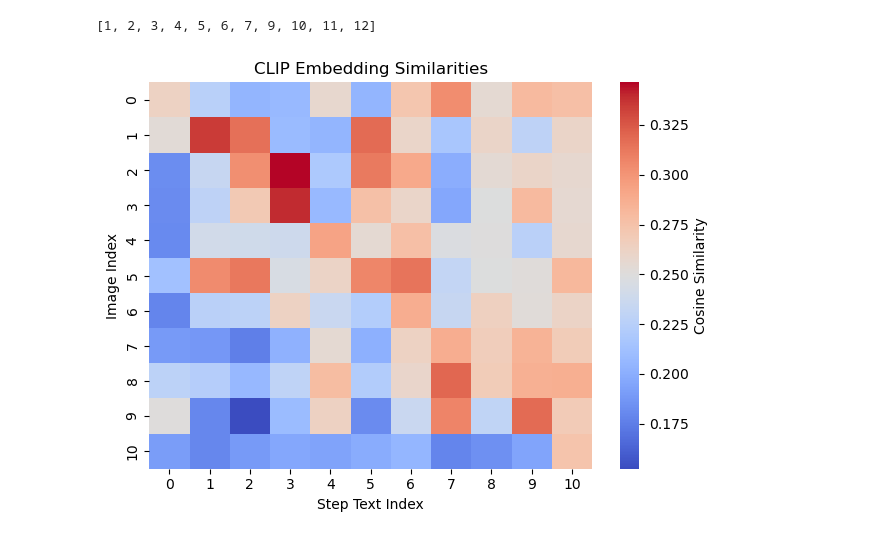
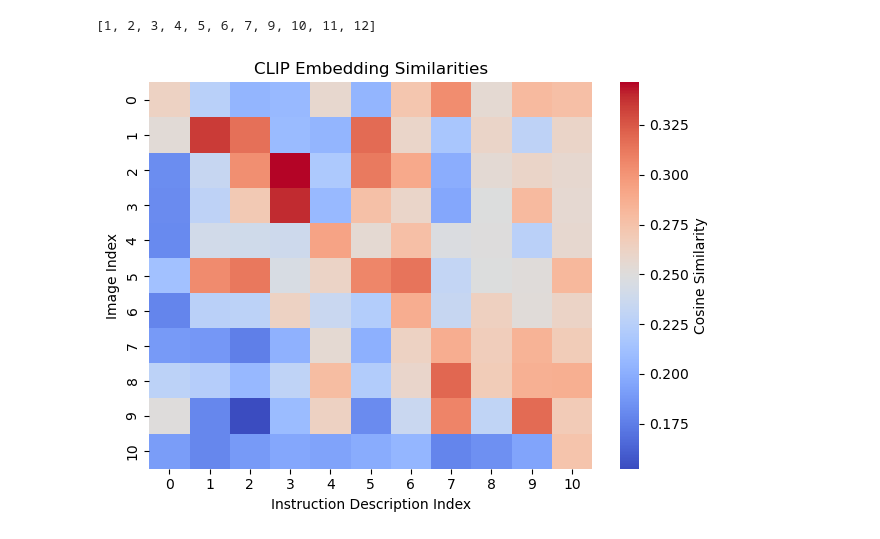
Before and after one commit to kdmaciejewski/DataMining, a Jupyter notebook: notebooks/vizulizations_3.ipynb, the cells around one changed output. Saved outputs shown, nothing was run; the diff lists cells and outputs as text; code cells hidden in the pictures.

```diff
--- a/notebooks/vizulizations_3.ipynb
+++ b/notebooks/vizulizations_3.ipynb
@@ -109,19 +109,19 @@ text_emb= np.array([get_clip_text_embedding(i) for i in texts])
 # %% [output]
 [1, 2, 3, 4, 5, 6, 7, 9, 10, 11, 12]
 # %%
-sim = vecs @ text_emb.T
+sim = (vecs @ text_emb.T )
 
 # Create the heatmap
 sns.heatmap(sim, cmap='coolwarm', cbar=True,
             cbar_kws={'label': 'Cosine Similarity'})  # coolwarm is a good diverging colormap
 
 # Enhancements for paper
 plt.title('CLIP Embedding Similarities')
-plt.xlabel('Step Text Index')  # Adjust label as needed
+plt.xlabel('Instruction Description Index')  # Adjust label as needed
 plt.ylabel('Image Index')  # Adjust label as needed
 plt.tight_layout()  # Adjust layout to fit everything nicely
 
 plt.savefig("imgs/clip.png", )
 plt.show()
 # %% [output]
-[figure, old version]
+[figure, new version]
```
Also changed, not shown: parts of 2 cells of this notebook, 14 other files.
